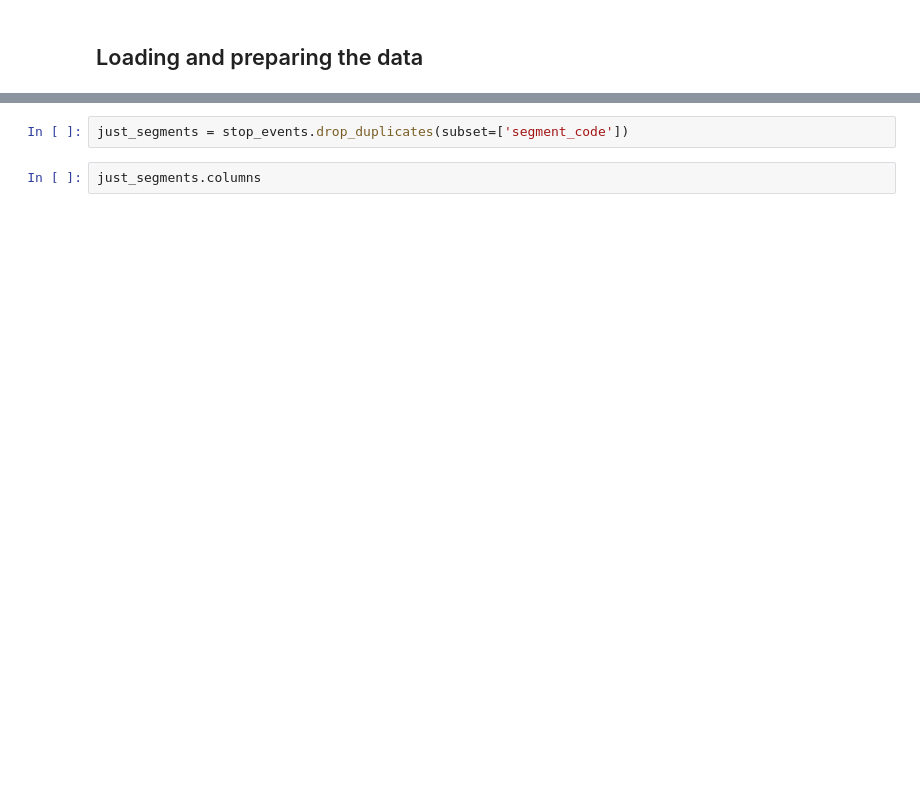
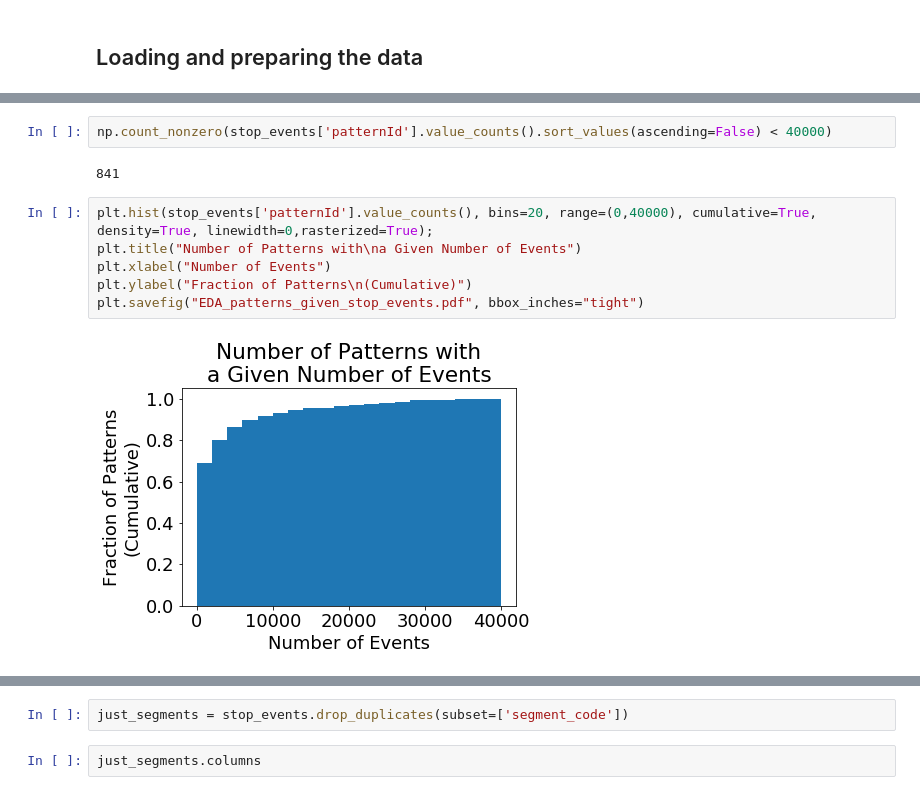
Before and after one commit to gingertom/buses, a Jupyter notebook: Data Exploration/IEA/just segments.ipynb, the cells around one changed output, grey strips where cells are left out. Drawn from its saved outputs; the diff is of its cells as text; blank space fills up the shorter version.

```diff
--- a/Data Exploration/IEA/just segments.ipynb
+++ b/Data Exploration/IEA/just segments.ipynb
@@ -48,0 +72,12 @@ print(stop_events.shape)
+# %%
+np.count_nonzero(stop_events['patternId'].value_counts().sort_values(ascending=False) < 40000)
+# %% [output]
+841
+# %%
+plt.hist(stop_events['patternId'].value_counts(), bins=20, range=(0,40000), cumulative=True, density=True, linewidth=0,rasterized=True);
+plt.title("Number of Patterns with\na Given Number of Events")
+plt.xlabel("Number of Events")
+plt.ylabel("Fraction of Patterns\n(Cumulative)")
+plt.savefig("EDA_patterns_given_stop_events.pdf", bbox_inches="tight")
+# %% [output]
+[figure, added]
```
Also changed, not shown: parts of 19 cells of this notebook.
